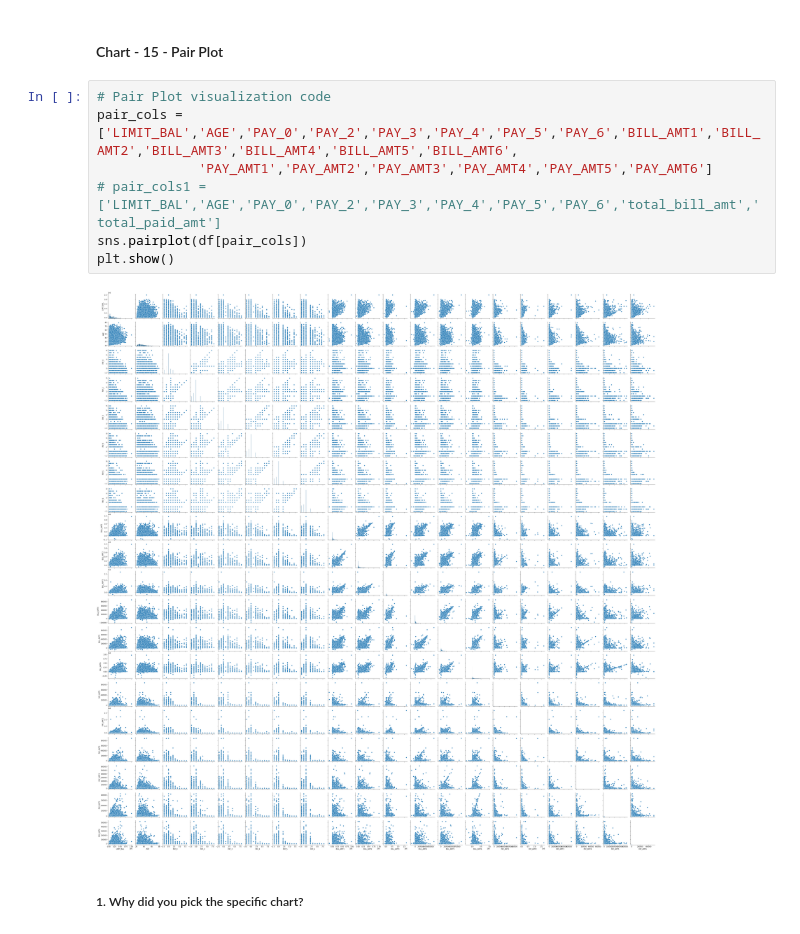
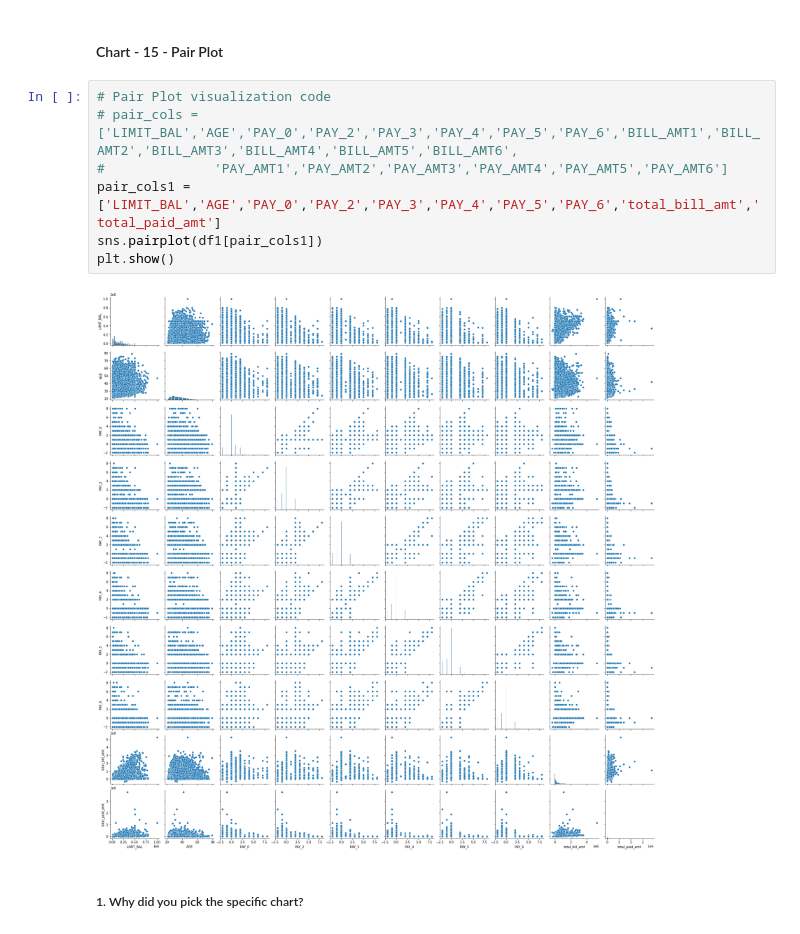
Before and after one commit to mdismailquraishicse/capstone_project_3_classification_creditcard_default, a Jupyter notebook: CreditCardDefaultPrediction.ipynb, the cells around one changed output. Saved outputs shown, nothing was run; the diff lists cells and outputs as text.

```diff
--- a/CreditCardDefaultPrediction.ipynb
+++ b/CreditCardDefaultPrediction.ipynb
@@ -782,13 +786,13 @@ I found that PAY_0,PAY_2,PAY3,PAY_4,PAY_5 and  PAY_6 are highly correlated with
 #### Chart - 15 - Pair Plot
 # %%
 # Pair Plot visualization code
-pair_cols = ['LIMIT_BAL','AGE','PAY_0','PAY_2','PAY_3','PAY_4','PAY_5','PAY_6','BILL_AMT1','BILL_AMT2','BILL_AMT3','BILL_AMT4','BILL_AMT5','BILL_AMT6',
-             'PAY_AMT1','PAY_AMT2','PAY_AMT3','PAY_AMT4','PAY_AMT5','PAY_AMT6']
-# pair_cols1 = ['LIMIT_BAL','AGE','PAY_0','PAY_2','PAY_3','PAY_4','PAY_5','PAY_6','total_bill_amt','total_paid_amt']
-sns.pairplot(df[pair_cols])
+# pair_cols = ['LIMIT_BAL','AGE','PAY_0','PAY_2','PAY_3','PAY_4','PAY_5','PAY_6','BILL_AMT1','BILL_AMT2','BILL_AMT3','BILL_AMT4','BILL_AMT5','BILL_AMT6',
+#              'PAY_AMT1','PAY_AMT2','PAY_AMT3','PAY_AMT4','PAY_AMT5','PAY_AMT6']
+pair_cols1 = ['LIMIT_BAL','AGE','PAY_0','PAY_2','PAY_3','PAY_4','PAY_5','PAY_6','total_bill_amt','total_paid_amt']
+sns.pairplot(df1[pair_cols1])
 plt.show()
 # %% [output]
-[figure, old version]
+[figure, new version]
 # %% [markdown]
 ##### 1. Why did you pick the specific chart?
 # %% [markdown]
```
Also changed, not shown: parts of 23 cells of this notebook.
